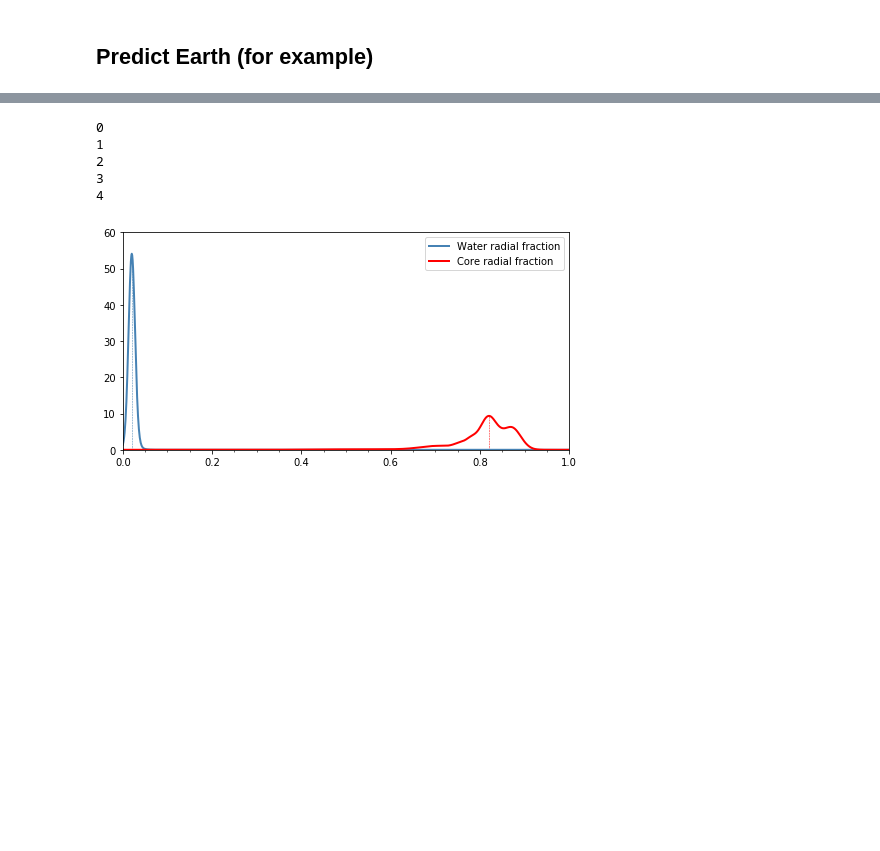
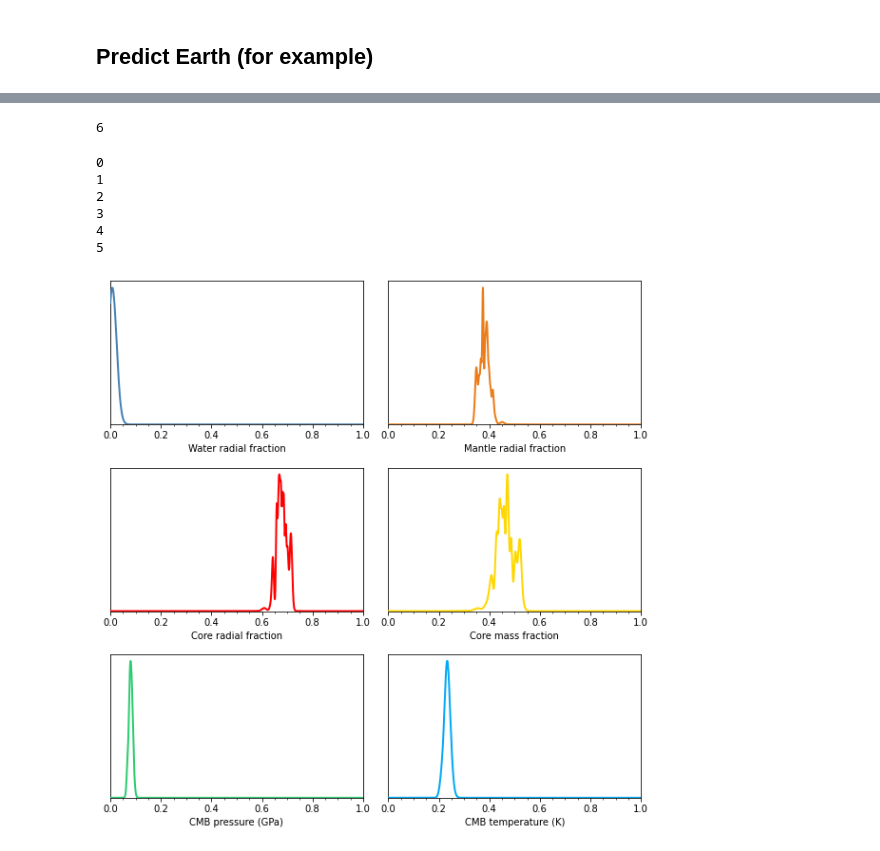
Before and after one commit to VectorZhao/Rocky_Exoplanets, a Jupyter notebook: MDN_prediction.ipynb, the cells around one changed output, grey strips where cells are left out. Drawn from its saved outputs; the diff is of its cells as text; code cells hidden in the pictures; blank space fills up the shorter version.

```diff
--- a/MDN_prediction.ipynb
+++ b/MDN_prediction.ipynb
@@ -19,18 +31,19 @@ input_parameters = [
 
 output_parameters = [
     'H2O_radial_frac',
+    'Mantle_radial_frac',
     'Core_radial_frac',
     'Core_mass_frac',
     'P_CMB',
     'T_CMB',
 ]
 # load trained model and scaler
-OUTPUT_DIMS = 5
+OUTPUT_DIMS = len(output_parameters)
 N_MIXES = 20
 model = load_model(
-    "RockyExop_MDN.h5",
+    "RockyExop_MDN_20210330.h5",
     custom_objects={"MDN": mdn.MDN(OUTPUT_DIMS, N_MIXES), "mdn_loss_func": mdn.get_mixture_loss_func(OUTPUT_DIMS,N_MIXES)},
     compile=False
 )
-input_scaler = joblib.load("MDN_INPUT_scaler.save")
-output_scaler = joblib.load("MDN_OUTPUT_scaler.save")
+input_scaler = joblib.load("MDN_INPUT_scaler20210330.save")
+output_scaler = joblib.load("MDN_OUTPUT_scaler20210330.save")
@@ -49,7 +56,7 @@ input_array_earth = np.array(
     [
         [1], # mass
         [1], # radius
-        [0.001], # water mass fraction
+        [0.0005], # water mass fraction
     ]
 )
 scaled_input = input_scaler.transform(input_array_earth.T)
@@ -79,57 +86,75 @@ print(pred.shape)
+# %%
+OUTPUT_DIMS
+# %% [output]
+6
 # %%
 # split up the mixture parameters
 mus = np.apply_along_axis((lambda a: a[:N_MIXES*OUTPUT_DIMS]), 1, pred)
 sigs = np.apply_along_axis((lambda a: a[N_MIXES*OUTPUT_DIMS:2*N_MIXES*OUTPUT_DIMS]), 1, pred)
 pis = np.apply_along_axis((lambda a: mdn.softmax(a[-N_MIXES:])), 1, pred)
 
-for m in range(5):
+for m in range(OUTPUT_DIMS):
     locals()['mus'+str(m)] = []
     locals()['sigs'+str(m)] = []
     print(m)
     for n in range(20):
 #         print(n)
-        locals()['mus'+str(m)].append(mus[0][n*5 + m])
-        locals()['sigs'+str(m)].append(sigs[0][n*5 + m])
+        locals()['mus'+str(m)].append(mus[0][n*OUTPUT_DIMS + m])
+        locals()['sigs'+str(m)].append(sigs[0][n*OUTPUT_DIMS + m])
 # %% [output]
 0
 1
 2
 3
 4
+5
 # %%
-# plot the predited distributions for the scaled parameters of the earth
-
-
 colors = [
     "steelblue",
+    "#EA7D1A",
     "red",
     "gold",
     "#2ecc71",
     "#03a9f4"
 ]
 predict_label = [
     "Water radial fraction",
+    "Mantle radial fraction",
     "Core radial fraction",
     "Core mass fraction",
-    "CMB pressure",
-    "CMB temperature"
+    "CMB pressure (GPa)",
+    "CMB temperature (K)"
 ]
 
-fig, ax = plt.subplots(figsize=(8,4))
-x = np.arange(0,1,0.001).reshape(-1,1)
-for i, label in zip(range(2), predict_label[:2]):
+
+y_label = np.arange(0,1,0.001).reshape(-1,1)
+fig = plt.figure(figsize=(10,10))
+fig.subplots_adjust(hspace=0.3, wspace=0.1)
+for i in range(OUTPUT_DIMS):
+    ax = fig.add_subplot(3, 2, i+1)
+    # y_label = y_labels[:, i].reshape(-1,1)
+    # for i, label in zip(range(OUTPUT_DIMS), predict_label):
+#     fig, ax = plt.subplots(figsize=(8,4))
+    # label = "Water radial fraction"
+    ###################Earth###########################
     mus_ = np.array(locals()['mus'+str(i)])
     sigs_ = np.array(locals()['sigs'+str(i)])
     factors = 1 / math.sqrt(2*math.pi) / sigs_
-    exponent = np.exp(-1/2*np.square((x-mus_)/sigs_))
-    GMM_PDF = np.sum(pis[0]*factors*exponent, axis=1); # Sum multiple Gaussian distributions
-    plt.plot(x, GMM_PDF, color=colors[i], label=label, lw=2)
-    max_indx = np.argmax(GMM_PDF)
-    plt.vlines(x[max_indx], 0, max(GMM_PDF), linestyles='dashed', lw=0.5, colors=colors[i])
-plt.legend()
-ax.xaxis.set_minor_locator(tck.AutoMinorLocator())
-plt.xlim(0,1)
-plt.ylim(0,60)
-plt.show()
+    exponent = np.exp(-1/2*np.square((y_label-mus_)/sigs_))
+    GMM_PDF = np.sum(pis[0]*factors*exponent, axis=1); # 对多个高斯分布求和
+    plt.plot(
+        y_label,
+        GMM_PDF,
+        color=colors[i],
+#         label=label,
+        lw=2,
+        zorder=10,
+    )
+    ax.set_xlim(0, 1)
+    ax.set_ylim(bottom=0)
+    ax.set_yticks([])
+    ax.xaxis.set_minor_locator(tck.AutoMinorLocator())
+    ax.set_xlabel(predict_label[i])
+# plt.savefig('512EARTH-water.eps')
 # %% [output]
-[figure, old version]
+[figure, new version]
```
Also changed, not shown: parts of 4 cells of this notebook.
